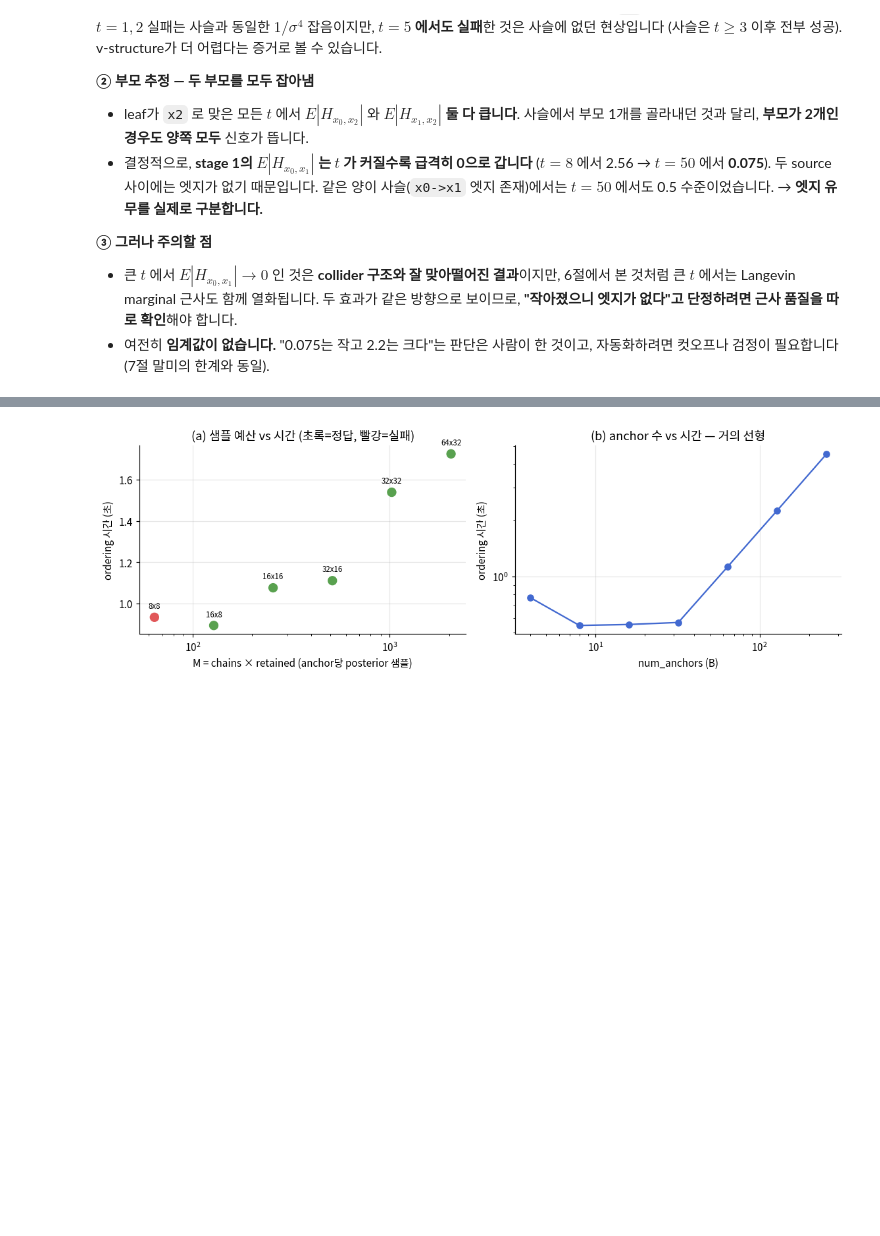
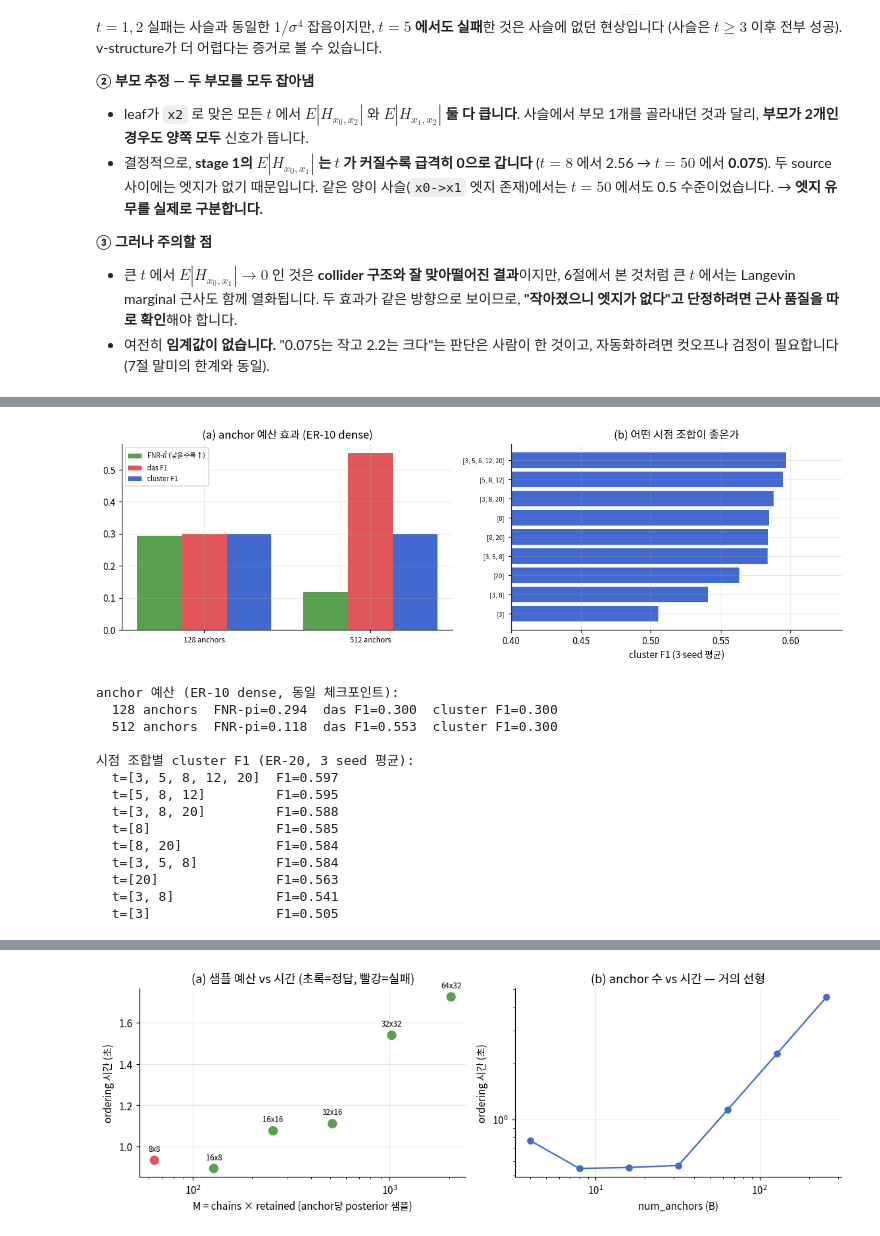
Before and after one commit to hkkwon0922/nonparametric_graphical_diffusion, a Jupyter notebook: main.ipynb, the cells around one changed output, grey strips where cells are left out. Drawn from its saved outputs; the diff is of its cells as text; code cells hidden in the pictures; blank space fills up the shorter version.

```diff
--- a/main.ipynb
+++ b/main.ipynb
@@ -823,0 +1057,53 @@ $t=1,2$ 실패는 사슬과 동일한 $1/\sigma^4$ 잡음이지만, **$t=5$ 에
+# %%
+# anchor 예산 효과 (ER-10) + 시점 부분집합 효과 (ER-20)
+fig, axes = plt.subplots(1, 2, figsize=(11.5, 3.8))
+
+ax = axes[0]
+bc = BA["budget_compare"]
+if bc:
+    x = np.arange(len(bc)); w = 0.27
+    ax.bar(x - w, [r["fnr_pi"] for r in bc], w, color="#59a14f", label=r"FNR-$\hat\pi$ (낮을수록↑)")
+    ax.bar(x, [r["das_f1"] for r in bc], w, color="#e15759", label="das F1")
+    ax.bar(x + w, [r["cluster_f1"] for r in bc], w, color="#4269d0", label="cluster F1")
+    ax.set_xticks(x); ax.set_xticklabels([r["label"] for r in bc], fontsize=8)
+    ax.set_title("(a) anchor 예산 효과 (ER-10 dense)"); ax.legend(fontsize=7.5)
+
+ax = axes[1]
+sub = collections.defaultdict(list)
+for r in BA["tsubset_compare"]:
+    sub[tuple(r["subset"])].append(r["f1"])
+labels = list(sub)
+vals = [np.mean(sub[k]) for k in labels]
+idx = np.argsort(vals)
+ax.barh(range(len(labels)), [vals[i] for i in idx], color="#4269d0")
+ax.set_yticks(range(len(labels)))
+ax.set_yticklabels([str(list(labels[i])) for i in idx], fontsize=7)
+ax.set_xlabel("cluster F1 (3 seed 평균)")
+ax.set_title("(b) 어떤 시점 조합이 좋은가")
+ax.set_xlim(0.4, max(vals) + 0.04)
+
+fig.tight_layout(); plt.show()
+
+print("anchor 예산 (ER-10 dense, 동일 체크포인트):")
+for r in bc:
+    print(f"  {r['label']:12s} FNR-pi={r['fnr_pi']:.3f}  das F1={r['das_f1']:.3f}"
+          f"  cluster F1={r['cluster_f1']:.3f}")
+print("\n시점 조합별 cluster F1 (ER-20, 3 seed 평균):")
+for i in reversed(idx):
+    print(f"  t={str(list(labels[i])):18s} F1={vals[i]:.3f}")
+# %% [output]
+[figure, added]
+anchor 예산 (ER-10 dense, 동일 체크포인트):
+  128 anchors  FNR-pi=0.294  das F1=0.300  cluster F1=0.300
+  512 anchors  FNR-pi=0.118  das F1=0.553  cluster F1=0.300
+
+시점 조합별 cluster F1 (ER-20, 3 seed 평균):
+  t=[3, 5, 8, 12, 20]  F1=0.597
+  t=[5, 8, 12]         F1=0.595
+  t=[3, 8, 20]         F1=0.588
+  t=[8]                F1=0.585
+  t=[8, 20]            F1=0.584
+  t=[3, 5, 8]          F1=0.584
+  t=[20]               F1=0.563
+  t=[3, 8]             F1=0.541
+  t=[3]                F1=0.505
```
Also changed, not shown: parts of 14 cells of this notebook, 3 other files.
